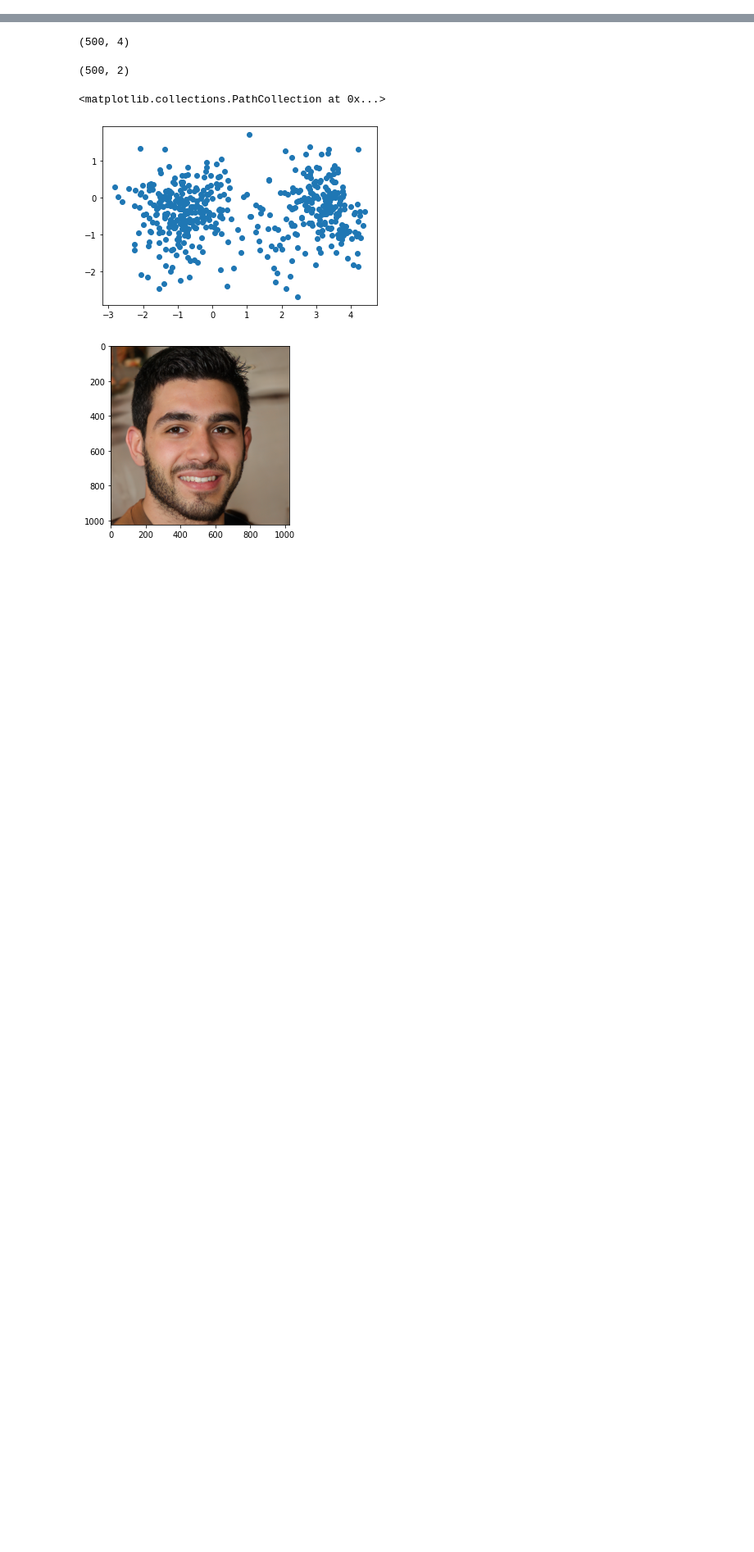
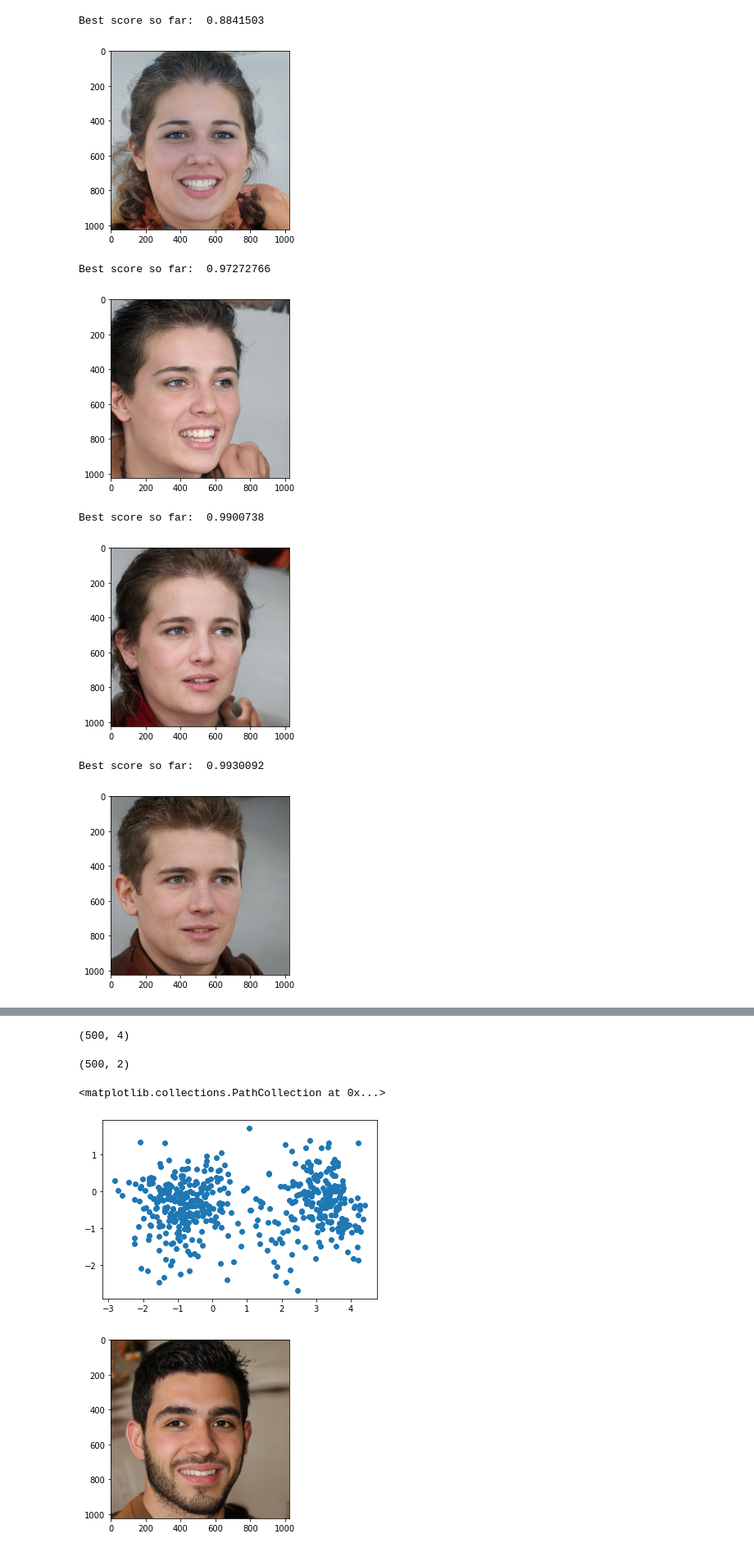
Before and after one commit to PLEXATIC/GenerativeBlock, a Jupyter notebook: day06/facemapper.ipynb, the cells around one changed output, grey strips where cells are left out. Shown at 82% size. Cells and saved outputs as stored; diff of their text form; code cells hidden in the pictures; blank space fills up the shorter version.

```diff
--- a/day06/facemapper.ipynb
+++ b/day06/facemapper.ipynb
@@ -66,0 +117,14 @@ def generate_image(latent_vector):
+# %%
+images, latents = smart_search(np.random.normal(size=(1, 512), loc=0, scale=truncation_psi*0.5), 0, init_noise_scale=3.1, min_steps=10, min_score=0.5, classes=[
+    "young, beautiful",
+    "old, ugly",
+])
+# %% [output]
+Best score so far:  0.8841503
+[figure, added]
+Best score so far:  0.97272766
+[figure, added]
+Best score so far:  0.9900738
+[figure, added]
+Best score so far:  0.9930092
+[figure, added]
```
Also changed, not shown: parts of 7 cells of this notebook, 18 other files.
